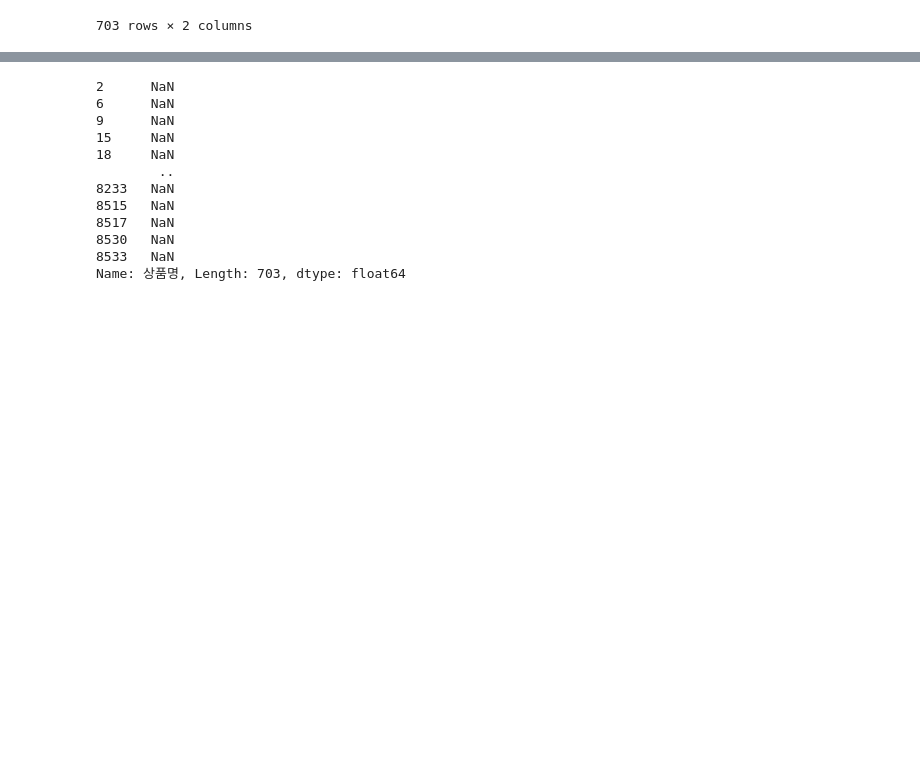
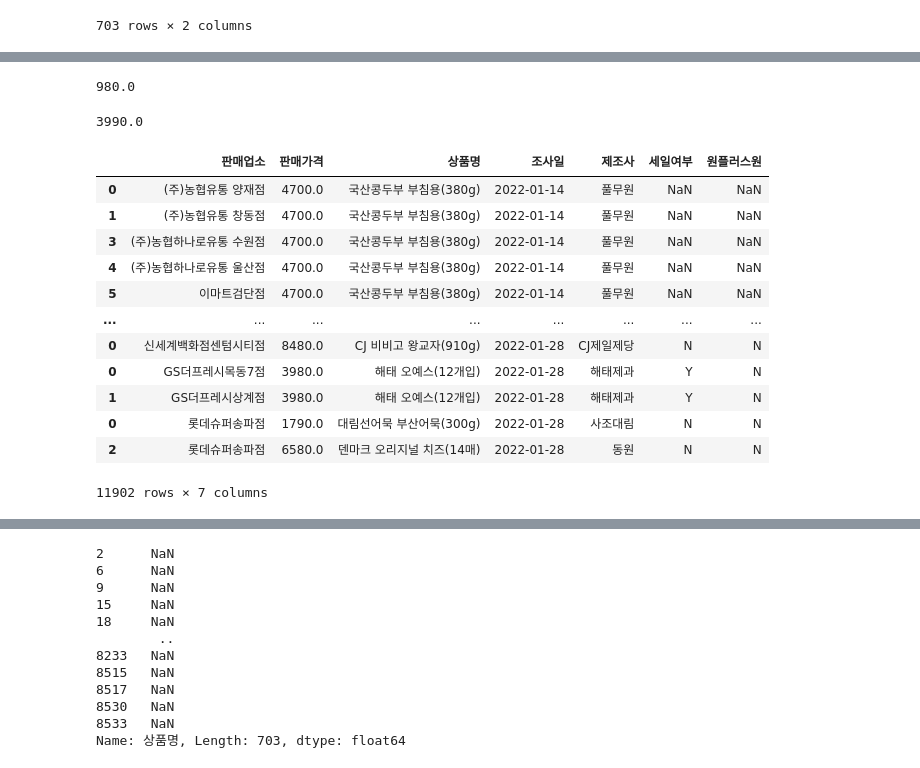
Before and after one commit to cldud400/fintech_1st_project, a Jupyter notebook: B조 1차 프로젝트 크롤링 수정.ipynb, the cells around one changed output, grey strips where cells are left out. Cells and saved outputs as stored; diff of their text form; code cells hidden in the pictures; blank space fills up the shorter version.

```diff
--- a/B조 1차 프로젝트 크롤링 수정.ipynb
+++ b/B조 1차 프로젝트 크롤링 수정.ipynb
@@ -283,0 +478,2 @@ Name: 상품명, Length: 703, dtype: object
+# %%
+temp = df.groupby(['판매업소','상품명'])['판매가격'].min().unstack()
@@ -283,0 +497,12 @@ Name: 상품명, Length: 703, dtype: object
+# %%
+x = temp['3분 쇠고기짜장(200g)'].sort_values()
+pri = x[0]
+pri
+# %% [output]
+980.0
+# %%
+min_price = {}
+for i in temp.columns.unique():
+    x = temp[i].sort_values()
+    pri = x[0]
+    min_price[i] = pri
@@ -283,0 +513,31 @@ Name: 상품명, Length: 703, dtype: object
+# %%
+min_price.loc['허니버터아몬드(210g)','가격']
+# %% [output]
+3990.0
+# %%
+# 오프라인 최저가만 merge
+df_merge = df[df['상품명'] == name_].groupby(['판매업소','판매가격']).min().reset_index()
+df_merge['판매가격'] = test1['판매가격'].apply(lambda x : x if min_price.loc[name_,'가격'] == x else np.nan)
+df_merge.dropna(inplace = True)
+for name_ in products:
+    test1 = df[df['상품명'] == name_].groupby(['판매업소','판매가격']).min().reset_index()
+    test1['판매가격'] = test1['판매가격'].apply(lambda x : x if min_price.loc[name_,'가격'] == x else np.nan)
+    test1.dropna(inplace = True)
+    df_merge = df_merge.append(test1)
+df_merge.to_csv('오프라인 최저가 리스트.csv', encoding = 'ansi')
+# %%
+df_merge
+# %% [output]
+|  | 판매업소 | 판매가격 | 상품명 | 조사일 | 제조사 | 세일여부 | 원플러스원 |
+| 0 | (주)농협유통 양재점 | 4700.0 | 국산콩두부 부침용(380g) | 2022-01-14 | 풀무원 | NaN | NaN |
+| 1 | (주)농협유통 창동점 | 4700.0 | 국산콩두부 부침용(380g) | 2022-01-14 | 풀무원 | NaN | NaN |
+| 3 | (주)농협하나로유통 수원점 | 4700.0 | 국산콩두부 부침용(380g) | 2022-01-14 | 풀무원 | NaN | NaN |
+| 4 | (주)농협하나로유통 울산점 | 4700.0 | 국산콩두부 부침용(380g) | 2022-01-14 | 풀무원 | NaN | NaN |
+| 5 | 이마트검단점 | 4700.0 | 국산콩두부 부침용(380g) | 2022-01-14 | 풀무원 | NaN | NaN |
+| ... | ... | ... | ... | ... | ... | ... | ... |
+| 0 | 신세계백화점센텀시티점 | 8480.0 | CJ 비비고 왕교자(910g) | 2022-01-28 | CJ제일제당 | N | N |
+| 0 | GS더프레시목동7점 | 3980.0 | 해태 오예스(12개입) | 2022-01-28 | 해태제과 | Y | N |
+| 1 | GS더프레시상계점 | 3980.0 | 해태 오예스(12개입) | 2022-01-28 | 해태제과 | Y | N |
+| 0 | 롯데슈퍼송파점 | 1790.0 | 대림선어묵 부산어묵(300g) | 2022-01-28 | 사조대림 | N | N |
+| 2 | 롯데슈퍼송파점 | 6580.0 | 덴마크 오리지널 치즈(14매) | 2022-01-28 | 동원 | N | N |
+11902 rows × 7 columns
```
Also changed, not shown: parts of 35 cells of this notebook, 1 other file.
